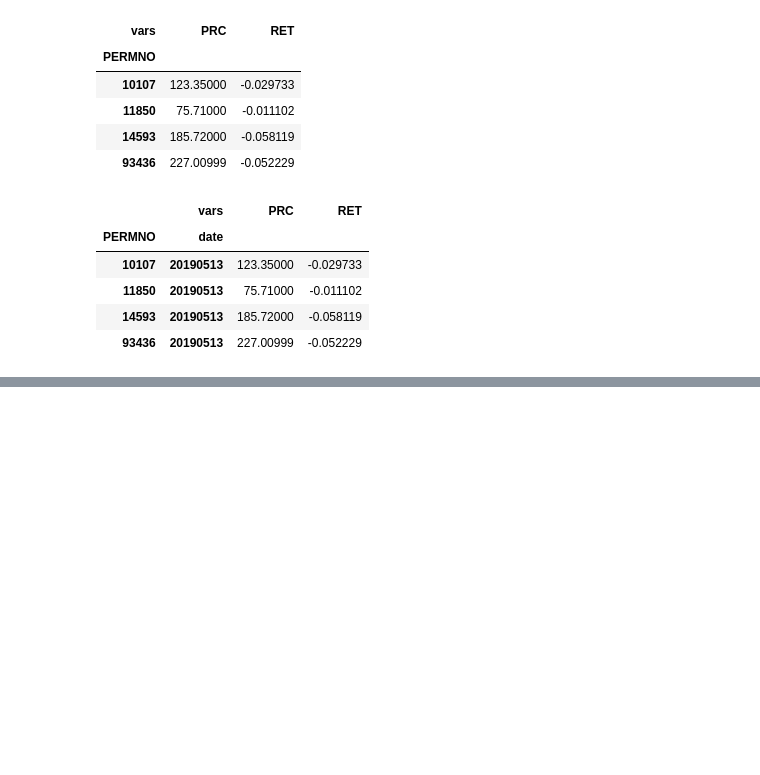
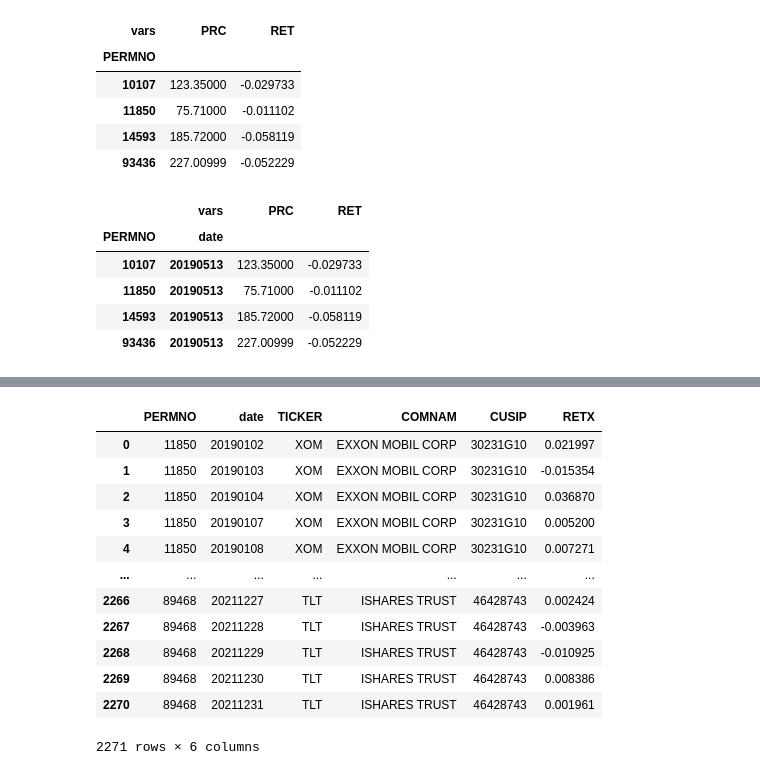
Before and after one commit to thetommymeyer/fin-data-analysis-spring2024, a Jupyter notebook: feb29class.ipynb, the cells around one changed output, grey strips where cells are left out. Cells and saved outputs as stored; diff of their text form; code cells hidden in the pictures; blank space fills up the shorter version.

```diff
--- a/feb29class.ipynb
+++ b/feb29class.ipynb
@@ -133,0 +158,16 @@ wide3
+# %%
+crsp2
+# %% [output]
+|  | PERMNO | date | TICKER | COMNAM | CUSIP | RETX |
+| 0 | 11850 | 20190102 | XOM | EXXON MOBIL CORP | 30231G10 | 0.021997 |
+| 1 | 11850 | 20190103 | XOM | EXXON MOBIL CORP | 30231G10 | -0.015354 |
+| 2 | 11850 | 20190104 | XOM | EXXON MOBIL CORP | 30231G10 | 0.036870 |
+| 3 | 11850 | 20190107 | XOM | EXXON MOBIL CORP | 30231G10 | 0.005200 |
+| 4 | 11850 | 20190108 | XOM | EXXON MOBIL CORP | 30231G10 | 0.007271 |
+| ... | ... | ... | ... | ... | ... | ... |
+| 2266 | 89468 | 20211227 | TLT | ISHARES TRUST | 46428743 | 0.002424 |
+| 2267 | 89468 | 20211228 | TLT | ISHARES TRUST | 46428743 | -0.003963 |
+| 2268 | 89468 | 20211229 | TLT | ISHARES TRUST | 46428743 | -0.010925 |
+| 2269 | 89468 | 20211230 | TLT | ISHARES TRUST | 46428743 | 0.008386 |
+| 2270 | 89468 | 20211231 | TLT | ISHARES TRUST | 46428743 | 0.001961 |
+2271 rows × 6 columns
```
Also changed, not shown: parts of 7 cells of this notebook.
